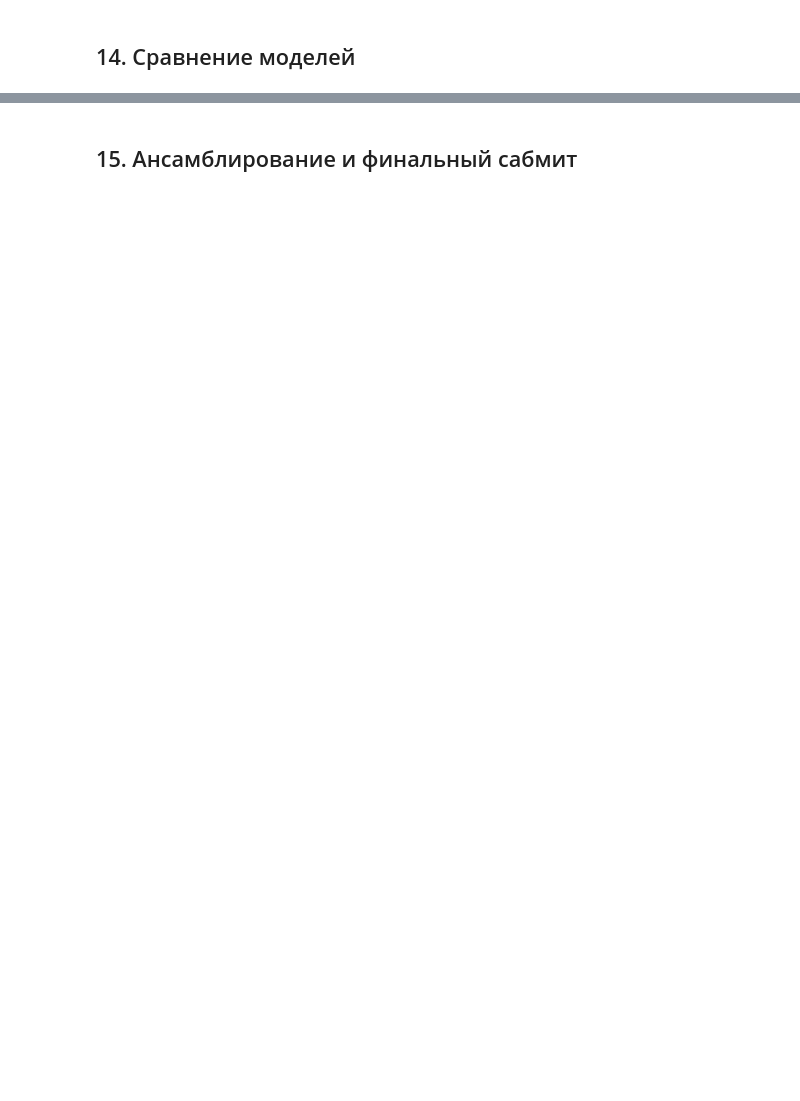
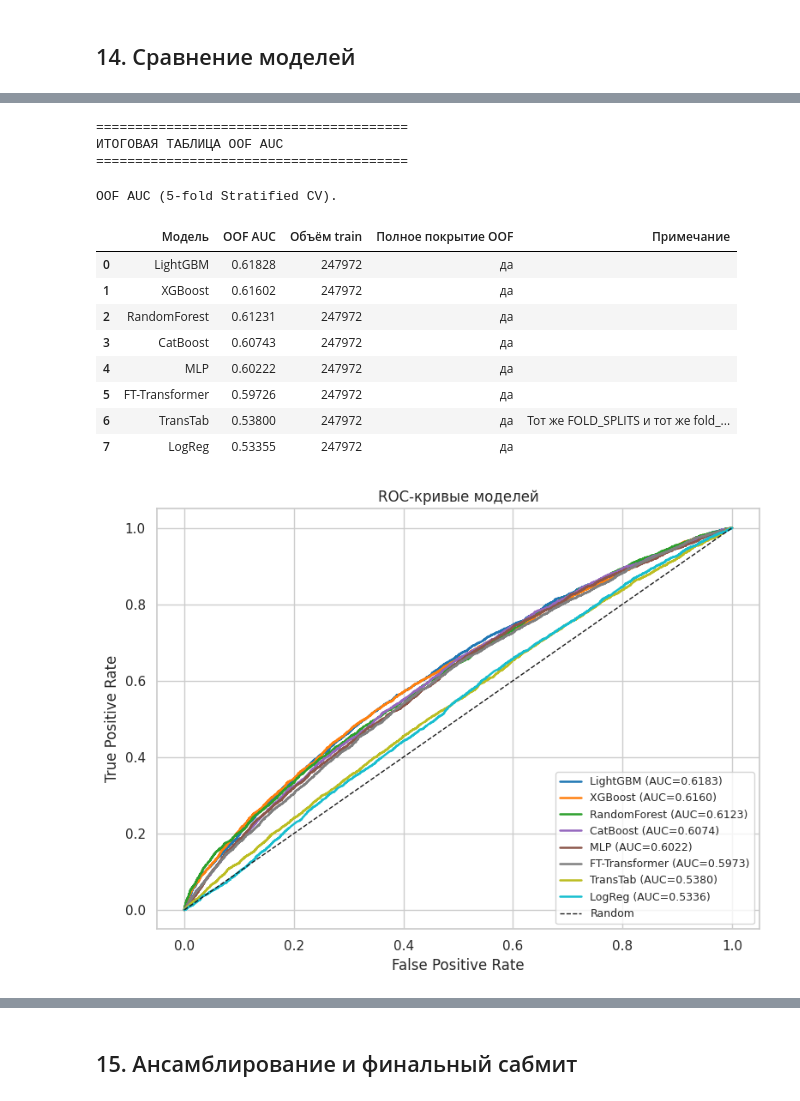
Before and after one commit to zhansluu/secret-action-prediction, a Jupyter notebook: solution.ipynb, the cells around one changed output, grey strips where cells are left out. Drawn from its saved outputs; the diff is of its cells as text; code cells hidden in the pictures; blank space fills up the shorter version.

```diff
--- a/solution.ipynb
+++ b/solution.ipynb
@@ -1598,0 +1416,14 @@ plt.tight_layout(); plt.show()
+# %%
+model_names = ["LogReg", "RandomForest", "LightGBM", "CatBoost", "XGBoost",
+               "FT-Transformer", "MLP", "TransTab"]
+
+for name in model_names:
+    tag = f"model_done_{name}"
+    if ckpt_exists(tag):
+        MODEL_RESULTS[name] = ckpt_load(tag)
+        auc = MODEL_RESULTS[name]["auc"]
+        print(f"  [{name}] загружено, AUC = {auc:.5f}" if auc is not None else f"  [{name}] загружено, AUC = n/a")
+    else:
+        print(f"  [{name}] чекпоинт не найден — пропущено")
+
+print(f"\nВ реестре: {list(MODEL_RESULTS.keys())}")
@@ -1598,0 +1441,41 @@ plt.tight_layout(); plt.show()
+# %%
+rows = []
+for name, m in sorted(MODEL_RESULTS.items(), key=lambda x: -(x[1]["auc"] or 0)):
+    rows.append({
+        "Модель": name,
+        "OOF AUC": f"{m['auc']:.5f}" if m["auc"] is not None else "n/a",
+        "Объём train": m.get("n_train") or len(X_raw),
+        "Полное покрытие OOF": "да" if m["full_coverage"] else "НЕТ (см. примечание)",
+        "Примечание": m.get("note") or "",
+    })
+results_df = pd.DataFrame(rows)
+print("=" * 40); print("ИТОГОВАЯ ТАБЛИЦА OOF AUC"); print("=" * 40)
+display(results_df.style.set_caption(
+    "OOF AUC (5-fold Stratified CV)."))
+
+fig, ax = plt.subplots(figsize=(8, 6))
+full_cov_models = {k: v for k, v in MODEL_RESULTS.items() if v["full_coverage"]}
+colors = plt.cm.tab10(np.linspace(0, 1, len(full_cov_models)))
+for (name, m), color in zip(sorted(full_cov_models.items(), key=lambda x: -x[1]["auc"]), colors):
+    fpr, tpr, _ = roc_curve(y, m["oof"])
+    ax.plot(fpr, tpr, label=f"{name} (AUC={m['auc']:.4f})", color=color, lw=1.8)
+ax.plot([0, 1], [0, 1], "k--", lw=1, label="Random")
+ax.set_xlabel("False Positive Rate"); ax.set_ylabel("True Positive Rate")
+ax.set_title("ROC-кривые моделей")
+ax.legend(loc="lower right", fontsize=9)
+plt.tight_layout(); plt.show()
+# %% [output]
+========================================
+ИТОГОВАЯ ТАБЛИЦА OOF AUC
+========================================
+OOF AUC (5-fold Stratified CV).
+|  | Модель | OOF AUC | Объём train | Полное покрытие OOF | Примечание |
+| 0 | LightGBM | 0.61828 | 247972 | да |  |
+| 1 | XGBoost | 0.61602 | 247972 | да |  |
+| 2 | RandomForest | 0.61231 | 247972 | да |  |
+| 3 | CatBoost | 0.60743 | 247972 | да |  |
+| 4 | MLP | 0.60222 | 247972 | да |  |
+| 5 | FT-Transformer | 0.59726 | 247972 | да |  |
+| 6 | TransTab | 0.53800 | 247972 | да | Тот же FOLD_SPLITS и тот же fold_... |
+| 7 | LogReg | 0.53355 | 247972 | да |  |
+[figure, added]
```
Also changed, not shown: parts of 70 cells of this notebook.
